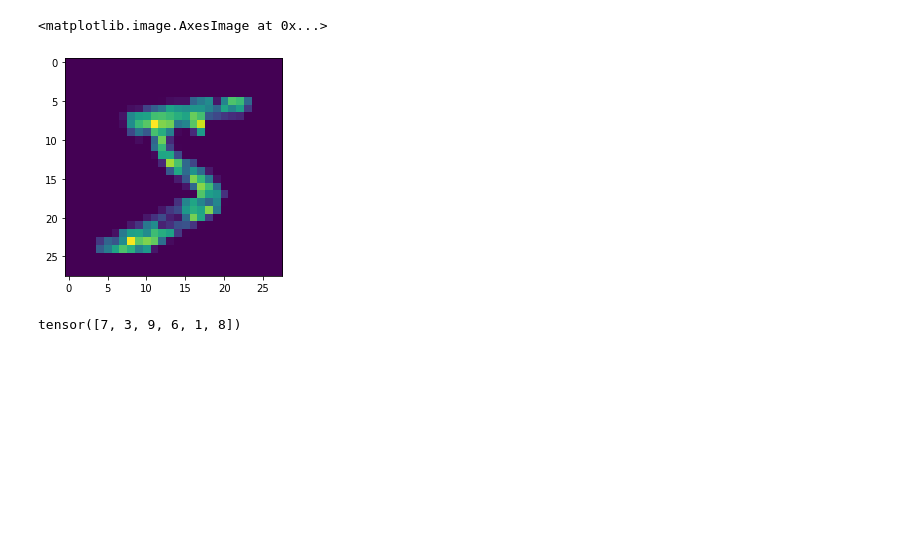
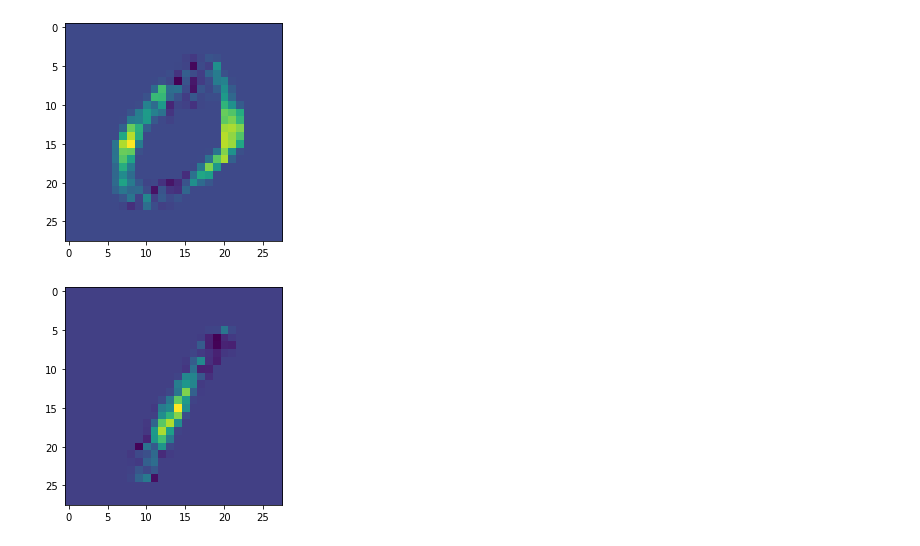
Before and after one commit to JakobSchauser/MLandData, a Jupyter notebook: ADL/Assignment 4/explainability_assignment.ipynb, the cells around one changed output. Drawn from its saved outputs; the diff is of its cells as text; code cells hidden in the pictures; blank space fills up the shorter version.

```diff
--- a/ADL/Assignment 4/explainability_assignment.ipynb
+++ b/ADL/Assignment 4/explainability_assignment.ipynb
@@ -49,15 +48,22 @@ train_loader = loader(train_dat, train_y, batch_size)
 class nemt(nn.Module):
     def __init__(self):
         super(nemt, self).__init__()
-        self.conv = nn.Conv2d(1, 10, kernel_size=5)
+        self.get_res = False
+        self.conv = nn.Conv2d(1, 2, kernel_size=5)
         self.pool = nn.MaxPool2d(2)
-        self.fc1 = nn.Linear(1440, 256)
-        self.fc2 = nn.Linear(256, 64)
-        self.fc3 = nn.Linear(64, 10)
+        # self.fc1 = nn.Linear(288, 64)
+        self.fc1 = lambda x: x
+        self.fc2 = lambda x: x
+        # self.fc2 = nn.Linear(256, 64)
+        self.fc3 = nn.Linear(288, 2)
 
     def forward(self, x):
-        x = self.pool(self.conv(x.view(-1,28,28).unsqueeze(1)))
-        x = F.relu(self.fc1(x.reshape(-1,1440)))
+        x = self.conv(x.view(-1,28,28).unsqueeze(1))
+        if self.get_res:
+            return x
+        x = self.pool(x)
+        # print(x.shape)
+        x = F.relu(self.fc1(x.reshape(-1,288)))
         x = F.relu(self.fc2(x))
         x = self.fc3(x)
         return x
@@ -111,35 +123,37 @@ tensor([9]) tensor(9)
 # %%
 from captum.attr import visualization as viz
 from captum.attr import IntegratedGradients
 import torchvision
 
 # model = torchvision.models.resnet18(pretrained=True)
 # model = model.eval()
 
 
-i = 0
+for i in range(2):
+    # i = 1
 
-X, y = train_dat[i,1:].unsqueeze(0), train_y[i].unsqueeze(0)
-pred_label = model(X)
+    X, y = train_dat[i,1:].unsqueeze(0), train_y[i].unsqueeze(0)
+    pred_label = model(X)
 
-# print(pred_label.shape, X.shape)
-# print(torch.argmax(pred_label), y)
-integrated_gradients = IntegratedGradients(model)
+    # print(pred_label.shape, X.shape)
+    # print(torch.argmax(pred_label), y)
+    integrated_gradients = IntegratedGradients(model)
 
-attributions_ig = integrated_gradients.attribute(X, target=torch.argmax(pred_label))
+    attributions_ig = integrated_gradients.attribute(X, target=torch.argmax(pred_label))
 
-v = attributions_ig.squeeze(0).view(28,28).cpu().detach().numpy()
-# plt.imshow(v)
-plt.imshow(v + X.view(28,28).cpu().detach().numpy())
+    v = attributions_ig.squeeze(0).view(28,28).cpu().detach().numpy()
+    plt.imshow(v)
+    plt.show()
+# plt.imshow(v + X.view(28,28).cpu().detach().numpy())
 # viz.visualize_image_attr(v,
 #                             torch.argmax(y),
 #                             method='heat_map',)
 #                             # show_colorbar=True,)
 # #                             # sign='positive',)
 # #                             # outlier_perc=1)
 # %% [output]
-<matplotlib.image.AxesImage at 0x...>
-[figure, old version]
+[figure, new version]
+[figure, added]
 # %%
 # params = next(model.parameters()).detach().view(-1,28,28)
 
@@ -152,10 +166,6 @@ bgr = train_dat[:N,1:]
 
 e = shap.DeepExplainer(model, bgr)
 shap_values = e.shap_values(test_images)
-# %%
-model(test_images).argmax(1)
-# %% [output]
-tensor([7, 3, 9, 6, 1, 8])
 # %%
 train_loader = loader(train_dat, train_y, batch_size)
 
```
Also changed, not shown: parts of 12 cells of this notebook.
